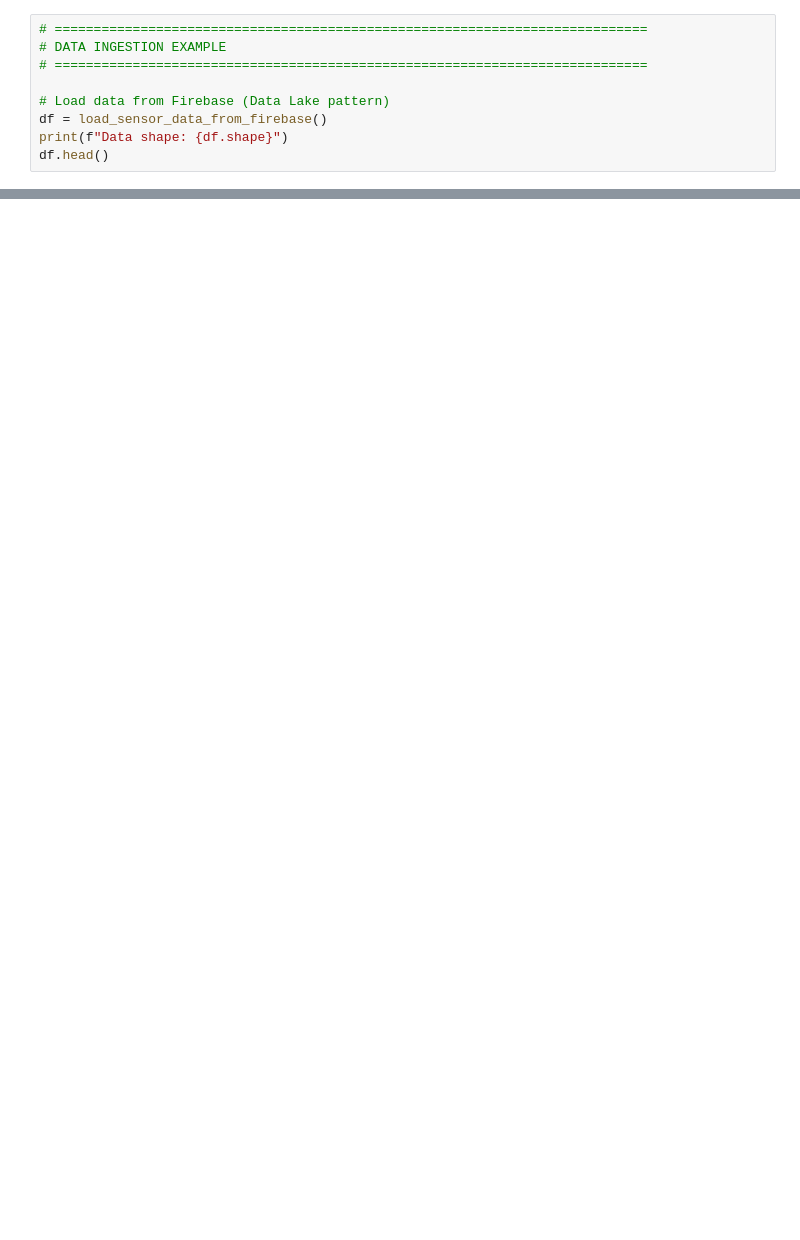
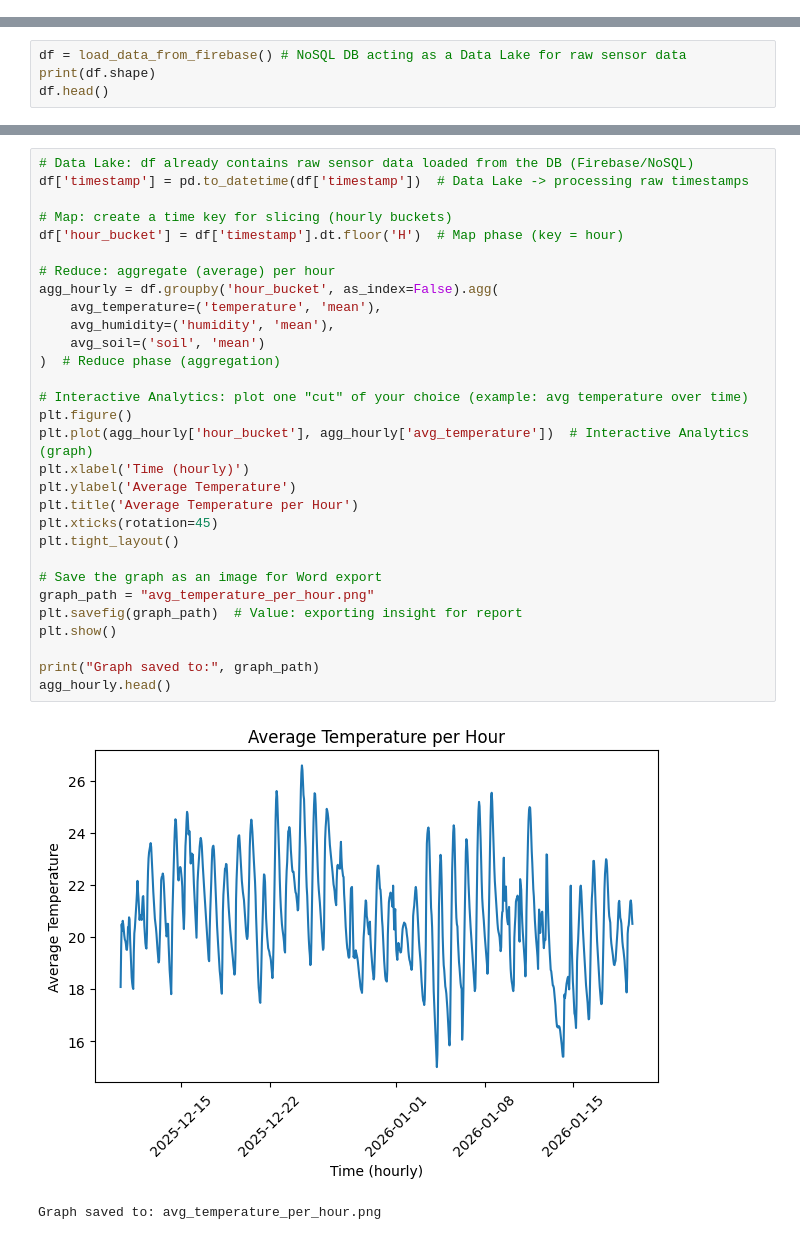
Before and after one commit to idoo25/CloudProject_Unicorn, a Jupyter notebook: HW3_Unicorn.ipynb, the cells around one changed output, grey strips where cells are left out. Drawn from its saved outputs; the diff is of its cells as text; blank space fills up the shorter version.

Commit message:
Restore original UI/graphs - add only layer headers as documentation
Co-authored-by: idoo25 <124601425+idoo25@users.noreply.github.com>

```diff
--- a/HW3_Unicorn.ipynb
+++ b/HW3_Unicorn.ipynb
@@ -1954,9 +2,0 @@ print("✅ Initialization function defined (call initialize_all() to start)")
-# %%
-# ============================================================================
-# DATA INGESTION EXAMPLE
-# ============================================================================
-
-# Load data from Firebase (Data Lake pattern)
-df = load_sensor_data_from_firebase()
-print(f"Data shape: {df.shape}")
-df.head()
@@ -2007,0 +494,4 @@ if __name__ == "__main__":
+# %%
+df = load_data_from_firebase() # NoSQL DB acting as a Data Lake for raw sensor data
+print(df.shape)
+df.head()
@@ -2007,0 +510,33 @@ if __name__ == "__main__":
+# %%
+# Data Lake: df already contains raw sensor data loaded from the DB (Firebase/NoSQL)
+df['timestamp'] = pd.to_datetime(df['timestamp'])  # Data Lake -> processing raw timestamps
+
+# Map: create a time key for slicing (hourly buckets)
+df['hour_bucket'] = df['timestamp'].dt.floor('H')  # Map phase (key = hour)
+
+# Reduce: aggregate (average) per hour
+agg_hourly = df.groupby('hour_bucket', as_index=False).agg(
+    avg_temperature=('temperature', 'mean'),
+    avg_humidity=('humidity', 'mean'),
+    avg_soil=('soil', 'mean')
+)  # Reduce phase (aggregation)
+
+# Interactive Analytics: plot one "cut" of your choice (example: avg temperature over time)
+plt.figure()
+plt.plot(agg_hourly['hour_bucket'], agg_hourly['avg_temperature'])  # Interactive Analytics (graph)
+plt.xlabel('Time (hourly)')
+plt.ylabel('Average Temperature')
+plt.title('Average Temperature per Hour')
+plt.xticks(rotation=45)
+plt.tight_layout()
+
+# Save the graph as an image for Word export
+graph_path = "avg_temperature_per_hour.png"
+plt.savefig(graph_path)  # Value: exporting insight for report
+plt.show()
+
+print("Graph saved to:", graph_path)
+agg_hourly.head()
+# %% [output]
+[figure, added]
+Graph saved to: avg_temperature_per_hour.png
```
Also changed, not shown: parts of 156 cells of this notebook.
